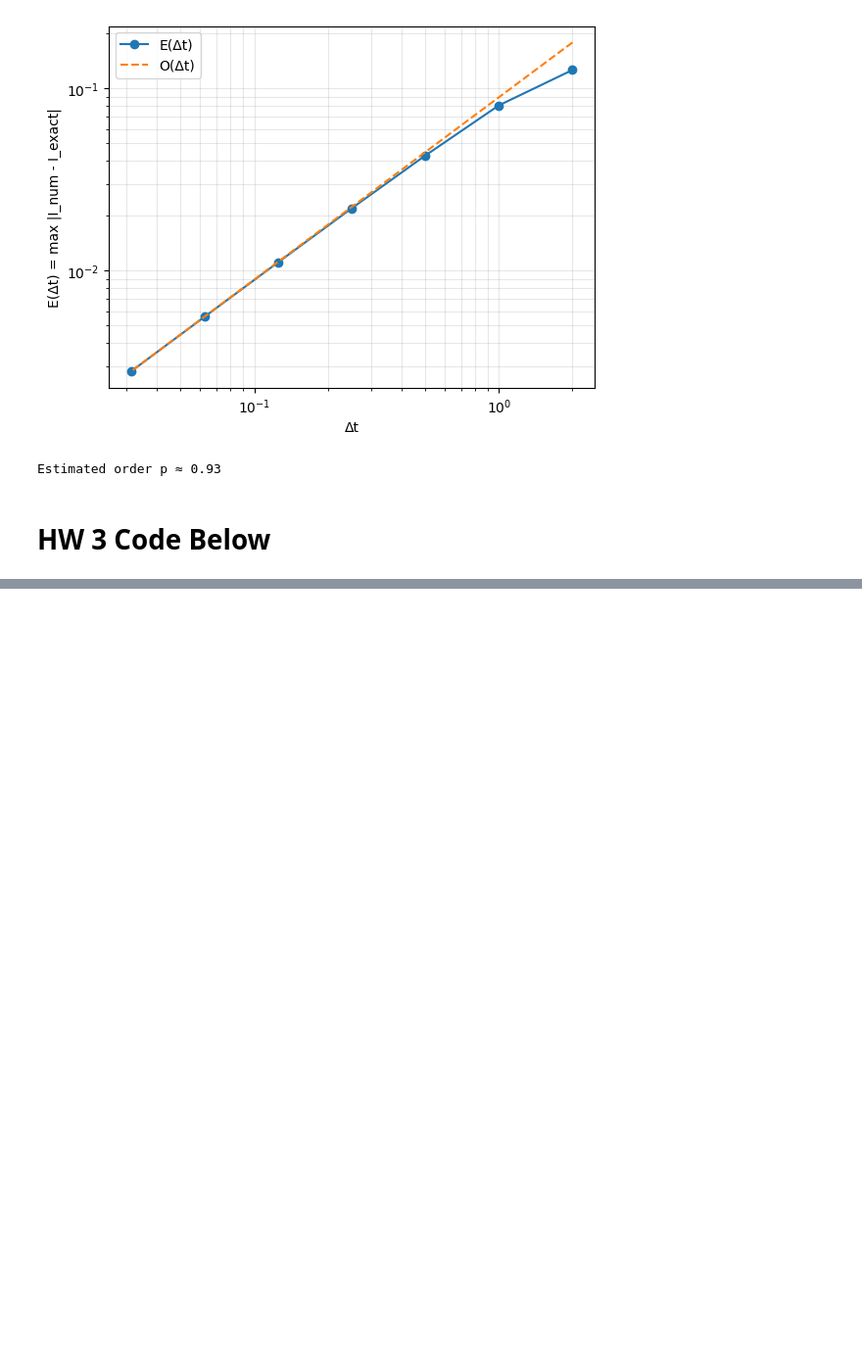
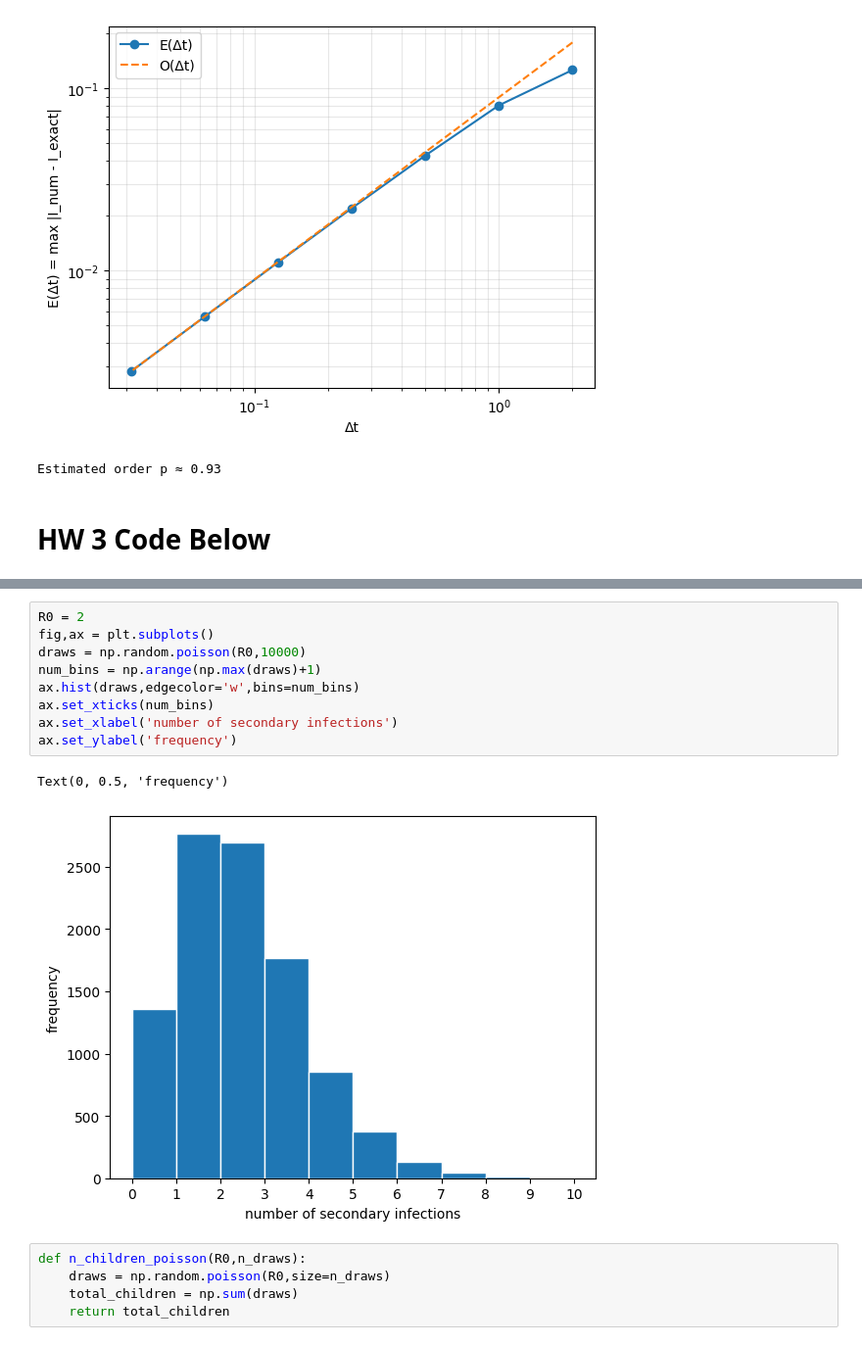
Before and after one commit to JasonHunter95/infectious-diseases, a Jupyter notebook: HW3/homework_3.ipynb, the cells around one changed output, grey strips where cells are left out. Shown: that part at 98% size. Cells and saved outputs as stored; diff of their text form; blank space fills up the shorter version.

```diff
--- a/HW3/homework_3.ipynb
+++ b/HW3/homework_3.ipynb
@@ -363,0 +404,17 @@ R0_check = 1.500
+# %%
+R0 = 2
+fig,ax = plt.subplots()
+draws = np.random.poisson(R0,10000)
+num_bins = np.arange(np.max(draws)+1)
+ax.hist(draws,edgecolor='w',bins=num_bins)
+ax.set_xticks(num_bins)
+ax.set_xlabel('number of secondary infections')
+ax.set_ylabel('frequency')
+# %% [output]
+Text(0, 0.5, 'frequency')
+[figure, added]
+# %%
+def n_children_poisson(R0,n_draws):
+    draws = np.random.poisson(R0,size=n_draws)
+    total_children = np.sum(draws)
+    return total_children
```
Also changed, not shown: parts of 6 cells of this notebook, 10 other files.
